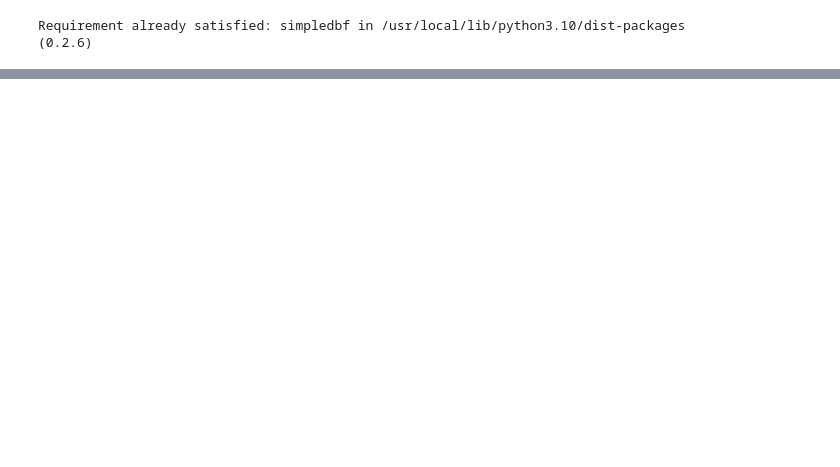
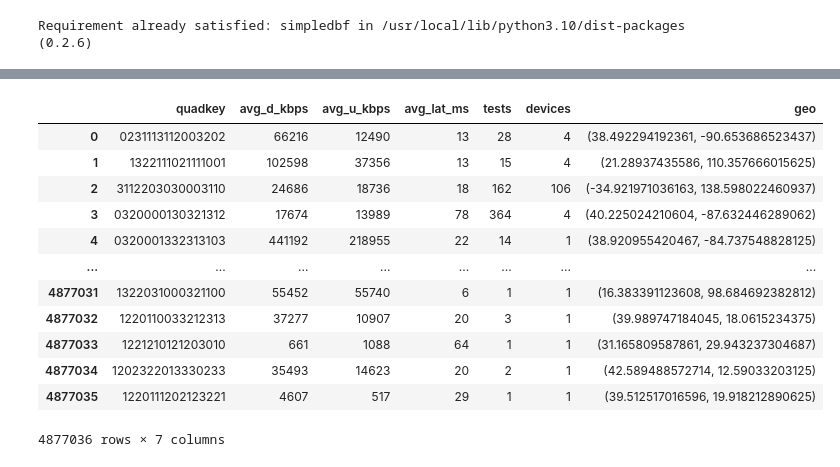
Before and after one commit to LCaravaggio/felicidad_y_redes, a Jupyter notebook: GeoCode.ipynb, the cells around one changed output, grey strips where cells are left out. Drawn from its saved outputs; the diff is of its cells as text; code cells hidden in the pictures; blank space fills up the shorter version.

```diff
--- a/GeoCode.ipynb
+++ b/GeoCode.ipynb
@@ -47,3 +71,19 @@ def qk_to_geo(quadkey_str, zoom_level):
     return lat_lon
 # %%
 df['geo'] = df['quadkey'].apply(qk_to_geo , zoom_level=1)
+# %%
+df
+# %% [output]
+|  | quadkey | avg_d_kbps | avg_u_kbps | avg_lat_ms | tests | devices | geo |
+| 0 | 0231113112003202 | 66216 | 12490 | 13 | 28 | 4 | (38.492294192361, -90.653686523437) |
+| 1 | 1322111021111001 | 102598 | 37356 | 13 | 15 | 4 | (21.28937435586, 110.357666015625) |
+| 2 | 3112203030003110 | 24686 | 18736 | 18 | 162 | 106 | (-34.921971036163, 138.598022460937) |
+| 3 | 0320000130321312 | 17674 | 13989 | 78 | 364 | 4 | (40.225024210604, -87.632446289062) |
+| 4 | 0320001332313103 | 441192 | 218955 | 22 | 14 | 1 | (38.920955420467, -84.737548828125) |
+| ... | ... | ... | ... | ... | ... | ... | ... |
+| 4877031 | 1322031000321100 | 55452 | 55740 | 6 | 1 | 1 | (16.383391123608, 98.684692382812) |
+| 4877032 | 1220110033212313 | 37277 | 10907 | 20 | 3 | 1 | (39.989747184045, 18.0615234375) |
+| 4877033 | 1221210121203010 | 661 | 1088 | 64 | 1 | 1 | (31.165809587861, 29.943237304687) |
+| 4877034 | 1202322013330233 | 35493 | 14623 | 20 | 2 | 1 | (42.589488572714, 12.59033203125) |
+| 4877035 | 1220111202123221 | 4607 | 517 | 29 | 1 | 1 | (39.512517016596, 19.918212890625) |
+4877036 rows × 7 columns
```
Also changed, not shown: parts of 38 cells of this notebook.
